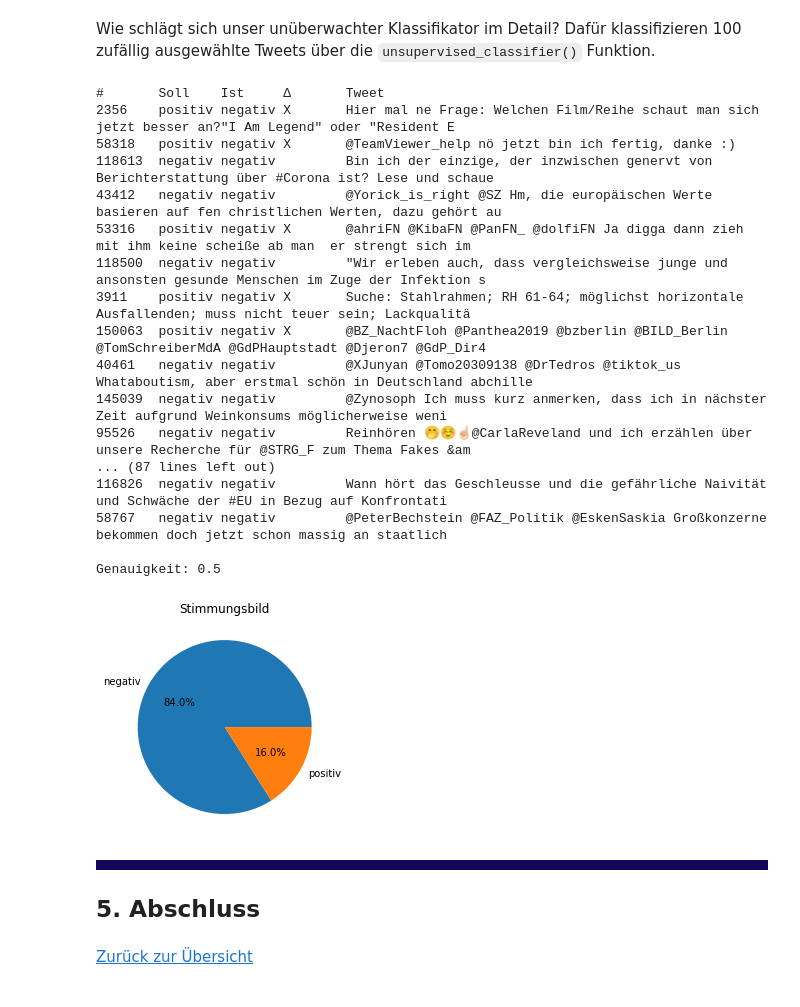
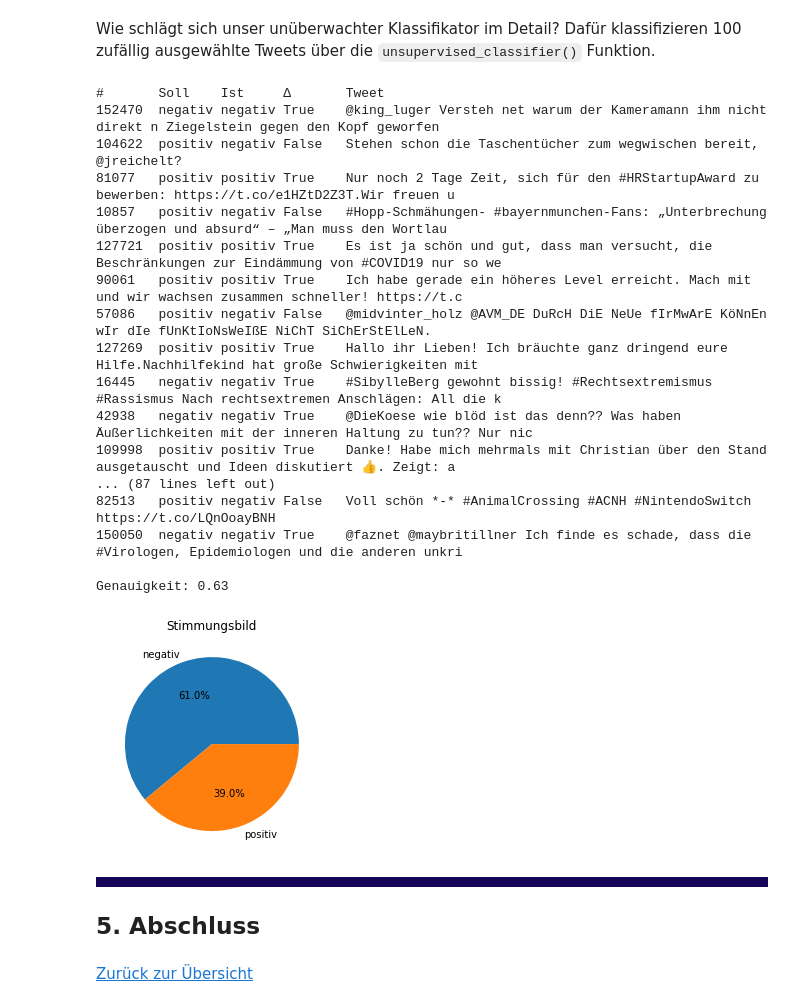
Before and after one commit to orca-nrw/lernmodul-texte, a Jupyter notebook: index.ipynb, the cells around one changed output. Cells and saved outputs as stored; diff of their text form; code cells hidden in the pictures.

```diff
--- a/index.ipynb
+++ b/index.ipynb
@@ -961,18 +976,18 @@ Fehlende Werte werden mit der `padding()` Funktion wie folgt aufgefüllt.
 # %%
-def padding(tweet):
-    """Pad vectors with zeros at the end."""
+def pad(tweet):
+    """Pad vectors with zeros at the end"""
 
     tweet += [0.0] * (pad_size - len(tweet))
 
     return tweet[:pad_size]
 # %%
-tweets['Vector'] = tweets['Vector'].apply(padding)
+tweets['Vector'] = tweets['Vector'].apply(pad)
 # %% [markdown]
 Im Folgenden wird unser unüberwachter `kmclusterer` Klassifikator mithilfe von NLTK erzeugt und trainiert.
 # %%
 from nltk.cluster import KMeansClusterer, euclidean_distance
 # %%
-kmclusterer = KMeansClusterer(2, euclidean_distance, repeats=10, avoid_empty_clusters=True)
+kmclusterer = KMeansClusterer(2, euclidean_distance, repeats=2, avoid_empty_clusters=True)
 # %%
 clusters = kmclusterer.cluster(tweets['Vector'].apply(np.array), True)
 # %% [markdown]
@@ -1019,6 +1034,8 @@ Ebenfalls wird ein positives Beispiel betrachtet:
 positive = "Was für ein gutes Lernmodul"
 # %% [markdown]
 Im produktiven Einsatz müssten diese Beispiele ebenfalls die Datendomäne durchlaufen, was wir uns in diesem Fall ersparen.
+# %%
+tweets = tweets.merge(tweets_copy.to_frame(name='Text'), left_index=True, right_index=True)
 # %% [markdown]
 Zuletzt werden 100 zufällige Tweets aus dem Datensatz vorhergesagt.
 # %%
@@ -1081,28 +1098,28 @@ labels[kmclusterer.classify(padding(vectorize((positive.split()))))]
 # %% [markdown]
 Wie schlägt sich unser unüberwachter Klassifikator im Detail? Dafür klassifizieren 100 zufällig ausgewählte Tweets über die `unsupervised_classifier()` Funktion.
 # %%
-mf.unsupervised_classifier(train_sample, tweets_copy, kmclusterer, labels) # On Train
+mf.unsupervised_classifier(train_sample, kmclusterer, labels) # On Train
 # %% [output]
 #       Soll    Ist     ∆       Tweet
-2356    positiv negativ X       Hier mal ne Frage: Welchen Film/Reihe schaut man sich jetzt besser an?"I Am Legend" oder "Resident E
-58318   positiv negativ X       @TeamViewer_help nö jetzt bin ich fertig, danke :)
-118613  negativ negativ         Bin ich der einzige, der inzwischen genervt von Berichterstattung über #Corona ist? Lese und schaue
-43412   negativ negativ         @Yorick_is_right @SZ Hm, die europäischen Werte basieren auf fen christlichen Werten, dazu gehört au
-53316   positiv negativ X       @ahriFN @KibaFN @PanFN_ @dolfiFN Ja digga dann zieh mit ihm keine scheiße ab man  er strengt sich im
-118500  negativ negativ         "Wir erleben auch, dass vergleichsweise junge und ansonsten gesunde Menschen im Zuge der Infektion s
-3911    positiv negativ X       Suche: Stahlrahmen; RH 61-64; möglichst horizontale Ausfallenden; muss nicht teuer sein; Lackqualitä
-150063  positiv negativ X       @BZ_NachtFloh @Panthea2019 @bzberlin @BILD_Berlin @TomSchreiberMdA @GdPHauptstadt @Djeron7 @GdP_Dir4
-40461   negativ negativ         @XJunyan @Tomo20309138 @DrTedros @tiktok_us Whataboutism, aber erstmal schön in Deutschland abchille
-145039  negativ negativ         @Zynosoph Ich muss kurz anmerken, dass ich in nächster Zeit aufgrund Weinkonsums möglicherweise weni
-95526   negativ negativ         Reinhören 🤭☺️☝🏻@CarlaReveland und ich erzählen über unsere Recherche für @STRG_F zum Thema Fakes &am
+152470  negativ negativ True    @king_luger Versteh net warum der Kameramann ihm nicht direkt n Ziegelstein gegen den Kopf geworfen
+104622  positiv negativ False   Stehen schon die Taschentücher zum wegwischen bereit, @jreichelt?
+81077   positiv positiv True    Nur noch 2 Tage Zeit, sich für den #HRStartupAward zu bewerben: https://t.co/e1HZtD2Z3T.Wir freuen u
+10857   positiv negativ False   #Hopp-Schmähungen- #bayernmunchen-Fans: „Unterbrechung überzogen und absurd“ – „Man muss den Wortlau
+127721  positiv positiv True    Es ist ja schön und gut, dass man versucht, die Beschränkungen zur Eindämmung von #COVID19 nur so we
+90061   positiv positiv True    Ich habe gerade ein höheres Level erreicht. Mach mit und wir wachsen zusammen schneller! https://t.c
+57086   positiv negativ False   @midvinter_holz @AVM_DE DuRcH DiE NeUe fIrMwArE KöNnEn wIr dIe fUnKtIoNsWeIßE NiChT SiChErStElLeN.
+127269  positiv positiv True    Hallo ihr Lieben! Ich bräuchte ganz dringend eure Hilfe.Nachhilfekind hat große Schwierigkeiten mit
+16445   negativ negativ True    #SibylleBerg gewohnt bissig! #Rechtsextremismus #Rassismus Nach rechtsextremen Anschlägen: All die k
+42938   negativ negativ True    @DieKoese wie blöd ist das denn?? Was haben Äußerlichkeiten mit der inneren Haltung zu tun?? Nur nic
+109998  positiv positiv True    Danke! Habe mich mehrmals mit Christian über den Stand ausgetauscht und Ideen diskutiert 👍. Zeigt: a
 ... (87 lines left out)
-116826  negativ negativ         Wann hört das Geschleusse und die gefährliche Naivität und Schwäche der #EU in Bezug auf Konfrontati
-58767   negativ negativ         @PeterBechstein @FAZ_Politik @EskenSaskia Großkonzerne bekommen doch jetzt schon massig an staatlich
+82513   positiv negativ False   Voll schön *-* #AnimalCrossing #ACNH #NintendoSwitch https://t.co/LQnOoayBNH
+150050  negativ negativ True    @faznet @maybritillner Ich finde es schade, dass die #Virologen, Epidemiologen und die anderen unkri
 
-Genauigkeit: 0.5
+Genauigkeit: 0.63
-[figure, old version]
+[figure, new version]
 # %% [markdown]
-<div style="background-color: #150458; padding: 5px;"></div>
+<div style="background-color: #150458; padding: 5px; width: 100%;"></div>
 
 ## 5. Abschluss
 # %% [markdown]
```
Also changed, not shown: parts of 41 cells of this notebook.
